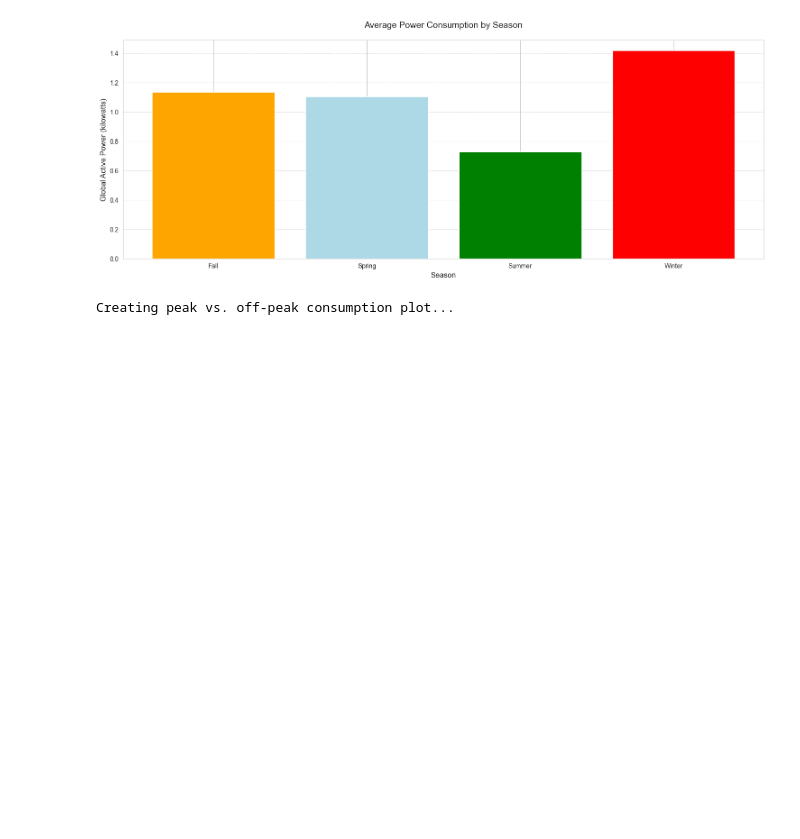
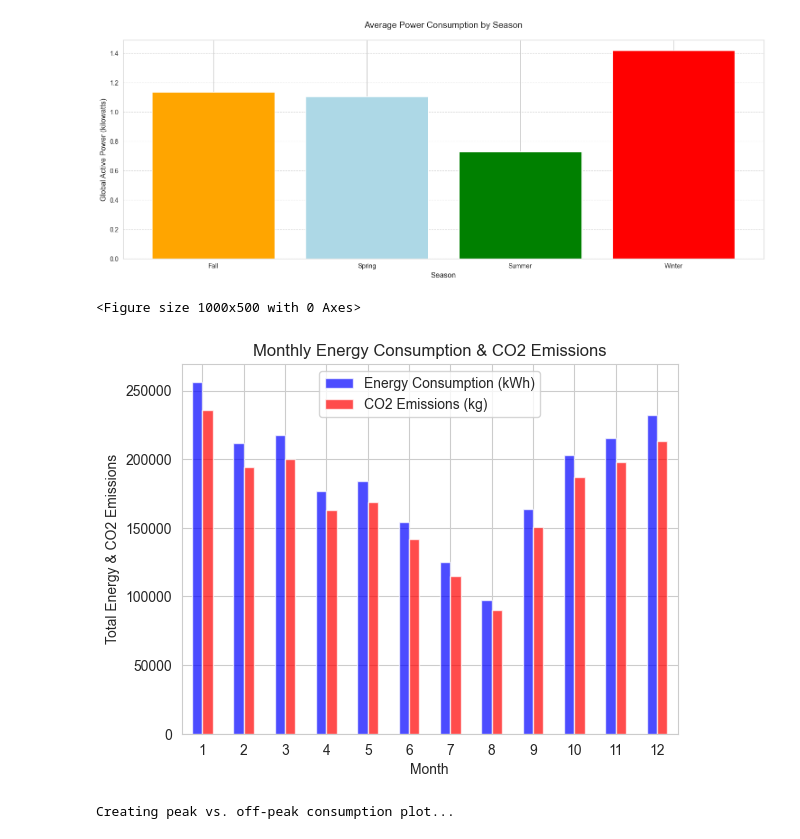
Before and after one commit to AswiniSivaraman/project_powerpulse, a Jupyter notebook: Data_Preprocessing.ipynb, the cells around one changed output. Saved outputs shown, nothing was run; the diff lists cells and outputs as text; code cells hidden in the pictures; blank space fills up the shorter version.

```diff
--- a/Data_Preprocessing.ipynb
+++ b/Data_Preprocessing.ipynb
@@ -525,6 +525,25 @@ plt.show()
 # %% [output]
 Creating seasonal consumption pattern plot...
 [figure]
+# %%
+# estimate carbon emissions ( )
+# Let's assume CO₂ emissions (kg) are derived as: CO₂ = Energy Consumption (kWh) * Emission Factor (kg CO₂/kWh)
+# Standard emission factor for electricity generation ~ 0.92 kg CO₂/kWh
+
+df['carbon_emission'] = df['Global_active_power'] * 0.92
+df_monthly = df.groupby('Month')[['Global_active_power', 'carbon_emission']].sum()
+
+plt.figure(figsize=(10, 5))
+df_monthly.plot(kind="bar", color=["blue", "red"], alpha=0.7)
+plt.xlabel("Month")
+plt.ylabel("Total Energy & CO2 Emissions")
+plt.title("Monthly Energy Consumption & CO2 Emissions")
+plt.legend(["Energy Consumption (kWh)", "CO2 Emissions (kg)"])
+plt.xticks(rotation=0)
+plt.show()
+# %% [output]
+<Figure size 1000x500 with 0 Axes>
+[figure, added]
 # %%
 # Peak vs. Off-Peak Consumption
 print("Creating peak vs. off-peak consumption plot...")
```
Also changed, not shown: parts of 10 cells of this notebook, 1 other file.
